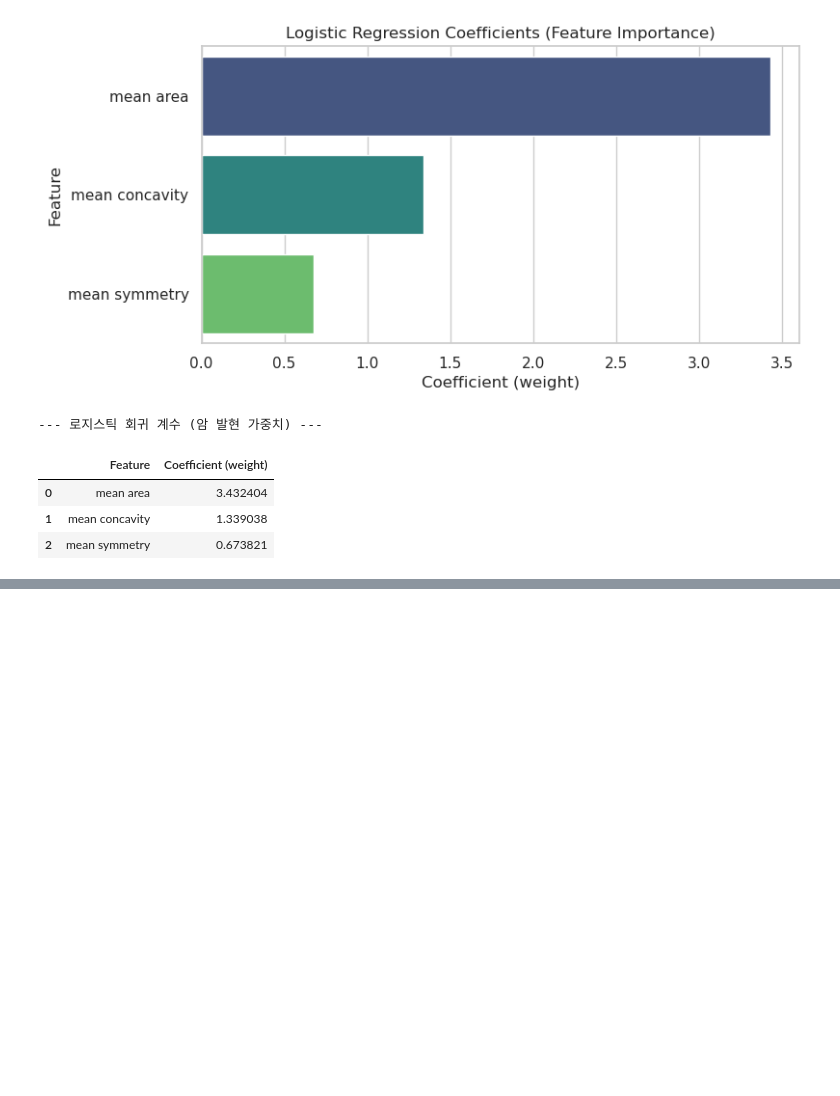
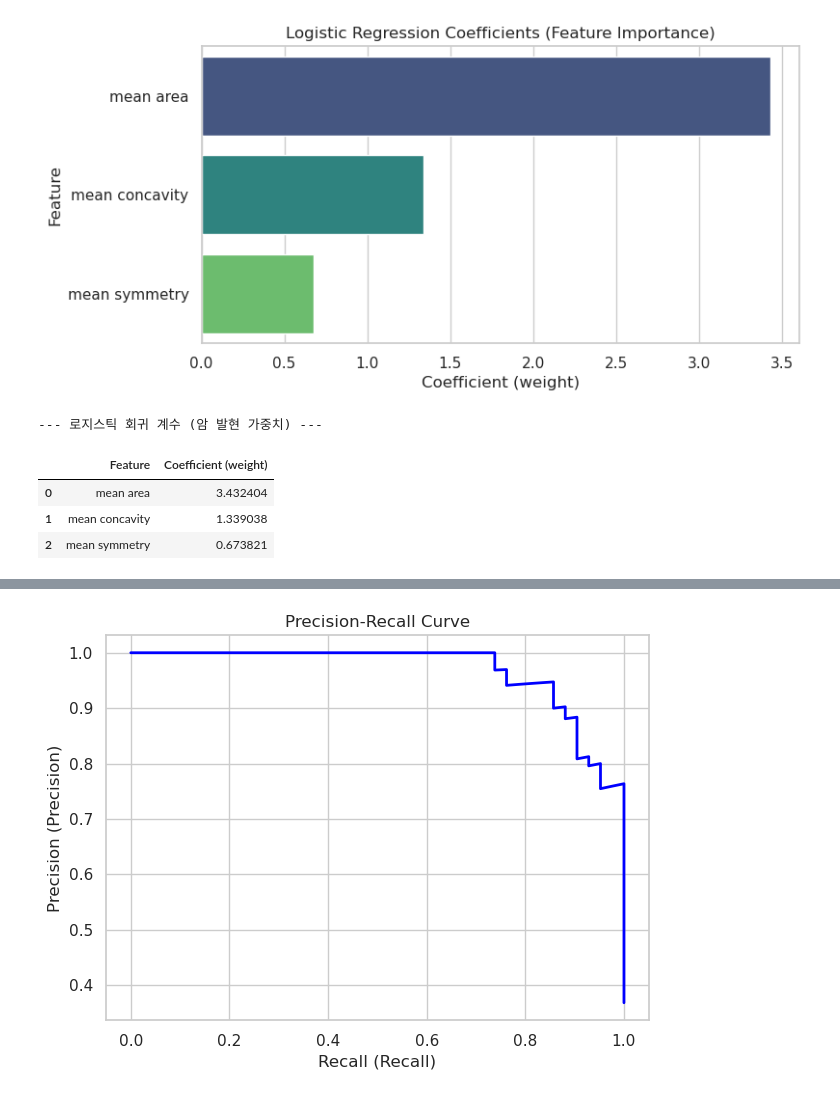
Before and after one commit to TheProvidenceJun/breast-cancer-eda, a Jupyter notebook: notebooks/1_data_load_and_check.ipynb, the cells around one changed output, grey strips where cells are left out. Drawn from its saved outputs; the diff is of its cells as text; code cells hidden in the pictures; blank space fills up the shorter version.

```diff
--- a/notebooks/1_data_load_and_check.ipynb
+++ b/notebooks/1_data_load_and_check.ipynb
@@ -232,0 +284,15 @@ display(coefficients)
+# %%
+#  각 데이터가 '악성(1)'일 확률만
+y_prob = model.predict_proba(X_test_scaled)[:, 1]
+
+#  임계값(Threshold)을 설정합니다.
+custom_threshold = 0.3
+
+# 확률이 임계값 이상이면 1, 아니면 0으로 판정합니다.
+y_pred_custom = (y_prob >= custom_threshold).astype(int)
+
+#  새로운 임계값으로 결과 확인
+from sklearn.metrics import confusion_matrix, classification_report
+print(f"--- 임계값 {custom_threshold} 적용 시 결과 ---")
+print(classification_report(y_test, y_pred_custom))
+print(confusion_matrix(y_test, y_pred_custom))
@@ -232,0 +312,16 @@ display(coefficients)
+# %%
+from sklearn.metrics import precision_recall_curve, average_precision_score
+
+# 확률값으로 정밀도, 재현율 리스트 계산
+precisions, recalls, thresholds = precision_recall_curve(y_test, y_prob)
+
+#  시각화
+plt.figure(figsize=(7, 5))
+plt.plot(recalls, precisions, color='blue', lw=2)
+plt.xlabel('Recall (Recall)')
+plt.ylabel('Precision (Precision)')
+plt.title('Precision-Recall Curve')
+plt.grid(True)
+plt.show()
+# %% [output]
+[figure, added]
```
Also changed, not shown: parts of 2 cells of this notebook, 2 other files.
